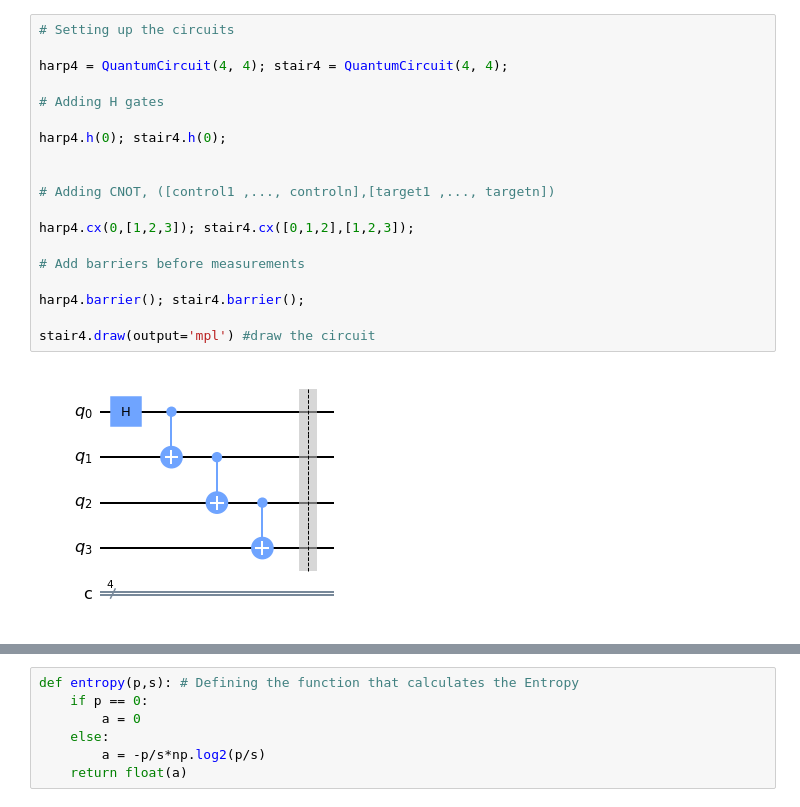
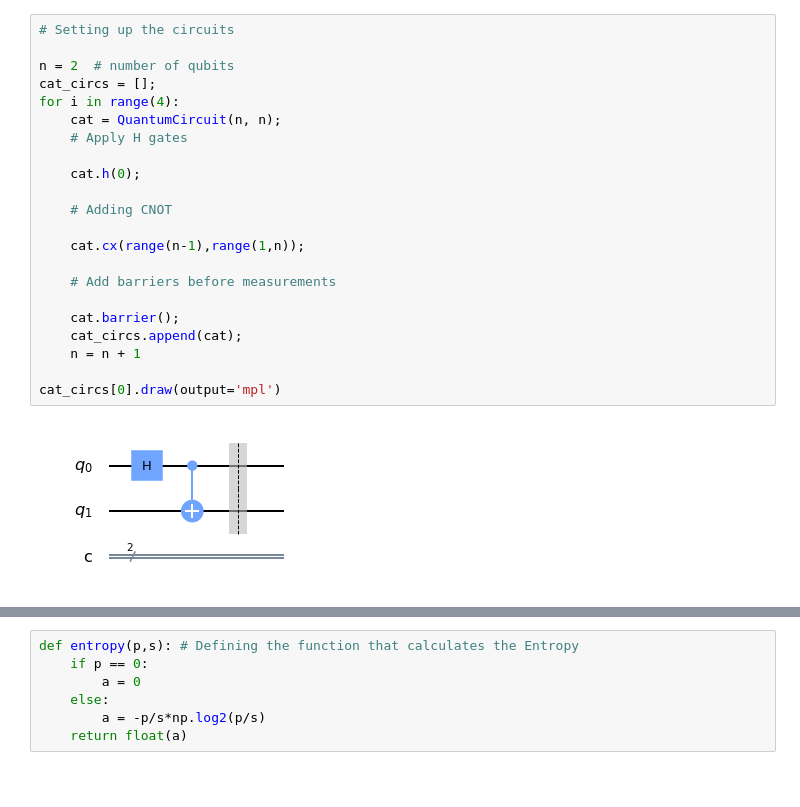
Before and after one commit to jansennathan/Research, a Jupyter notebook: Shannon Entropy of Cat States.ipynb, the cells around one changed output, grey strips where cells are left out. Cells and saved outputs as stored; diff of their text form; blank space fills up the shorter version.

```diff
--- a/Shannon Entropy of Cat States.ipynb
+++ b/Shannon Entropy of Cat States.ipynb
@@ -19,24 +25,27 @@ IBMQ.load_account()
-# %%
-# Setting up the circuits
-
-harp4 = QuantumCircuit(4, 4); stair4 = QuantumCircuit(4, 4);
-
-# Adding H gates
-
-harp4.h(0); stair4.h(0);
-
-
-# Adding CNOT, ([control1 ,..., controln],[target1 ,..., targetn])
-
-harp4.cx(0,[1,2,3]); stair4.cx([0,1,2],[1,2,3]);
-
-# Add barriers before measurements
-
-harp4.barrier(); stair4.barrier();
-
-stair4.draw(output='mpl') #draw the circuit
-# %% [output]
-[figure, removed]
+# %%
+# Setting up the circuits
+
+n = 2  # number of qubits
+cat_circs = [];
+for i in range(4):
+    cat = QuantumCircuit(n, n);
+    # Apply H gates
+
+    cat.h(0);
+
+    # Adding CNOT
+
+    cat.cx(range(n-1),range(1,n));
+
+    # Add barriers before measurements
+
+    cat.barrier();
+    cat_circs.append(cat);
+    n = n + 1
+
+cat_circs[0].draw(output='mpl')
+# %% [output]
+[figure, added]
 # %%
 # This part checks if Qiskit is interpreting the cat state correctly by plotting the Bloch Sphere
 
```
Also changed, not shown: parts of 16 cells of this notebook.
